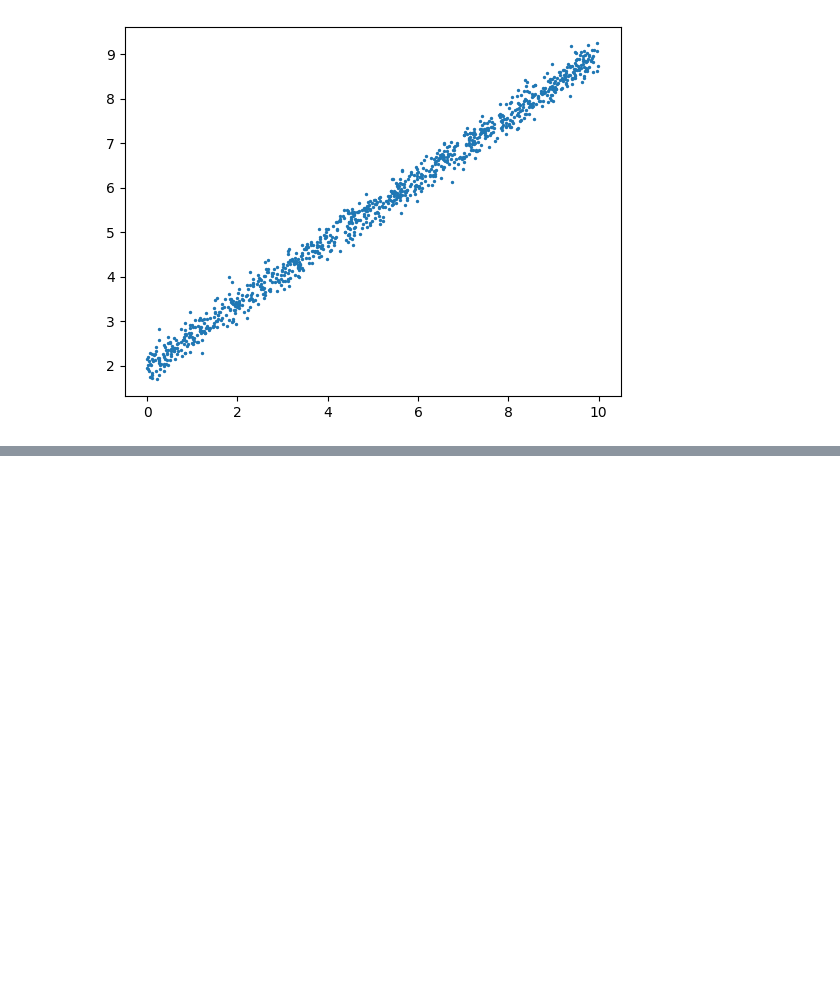
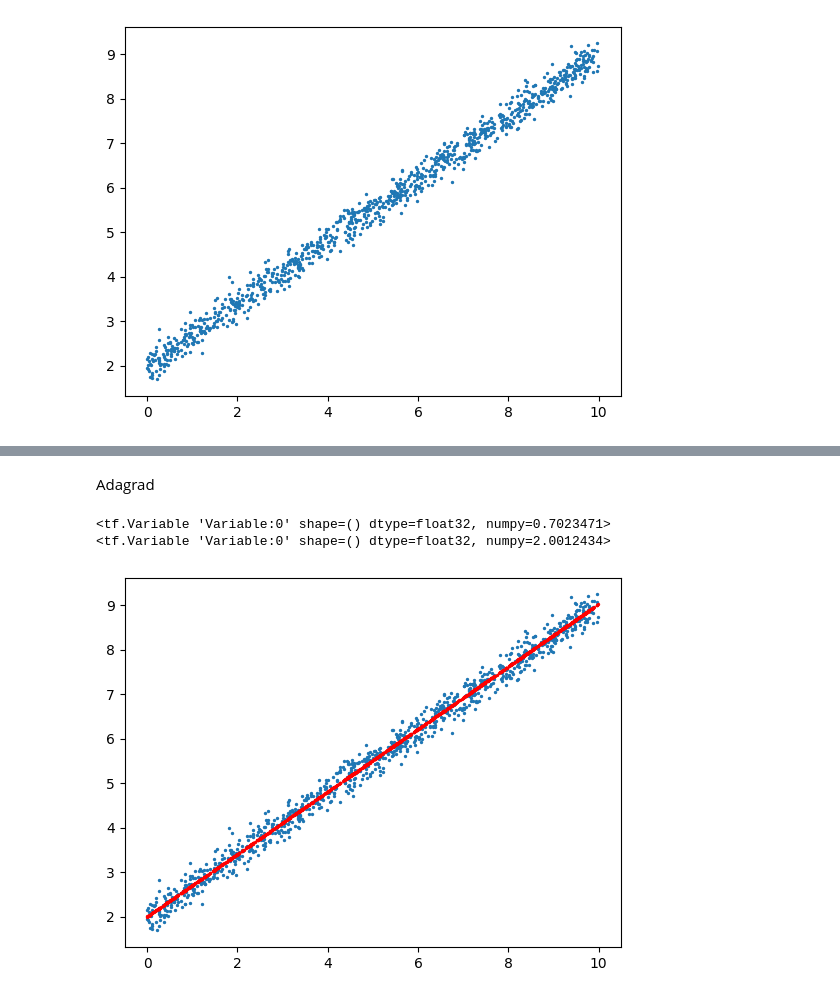
Before and after one commit to nyutonmarryme/FACES, a Jupyter notebook: adam.ipynb, the cells around one changed output, grey strips where cells are left out. Drawn from its saved outputs; the diff is of its cells as text; code cells hidden in the pictures; blank space fills up the shorter version.

Commit message:
adagrad, adadelta, rmsprop, adam

```diff
--- a/adam.ipynb
+++ b/adam.ipynb
@@ -72,0 +137,26 @@ plt.show()
+# %% [markdown]
+Adagrad
+# %%
+opt = tf.optimizers.Adagrad(learning_rate=0.2)
+for n in range(EPOCHS):
+    for n_batch in range(num_steps):
+        y_batch = y[n_batch * BATCH_SIZE : (n_batch+1)*BATCH_SIZE]
+        x_batch = x[n_batch * BATCH_SIZE : (n_batch+1)*BATCH_SIZE]
+
+        with tf.GradientTape() as t:
+            f = k*x_batch + b
+            loss = tf.reduce_mean(tf.square(y_batch-f))
+
+        dk, db = t.gradient(loss, [k,b])
+        opt.apply_gradients(zip([dk,db], [k,b]))
+
+print(k,b, sep='\n')
+
+y_pr = k*x+b
+plt.scatter(x, y, s=2)
+plt.scatter(x, y_pr, c='r', s=2)
+plt.show()
+# %% [output]
+<tf.Variable 'Variable:0' shape=() dtype=float32, numpy=0.7023471>
+<tf.Variable 'Variable:0' shape=() dtype=float32, numpy=2.0012434>
+[figure, added]
```
Also changed, not shown: parts of 15 cells of this notebook.
